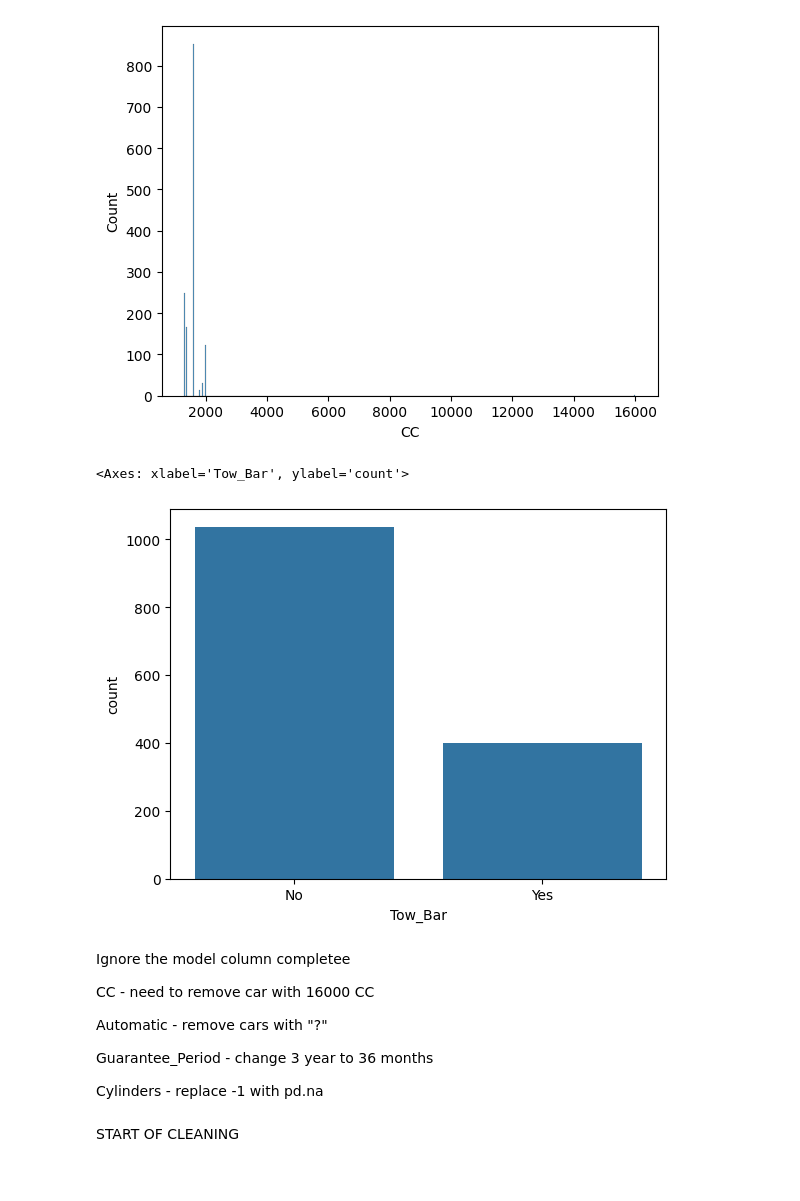
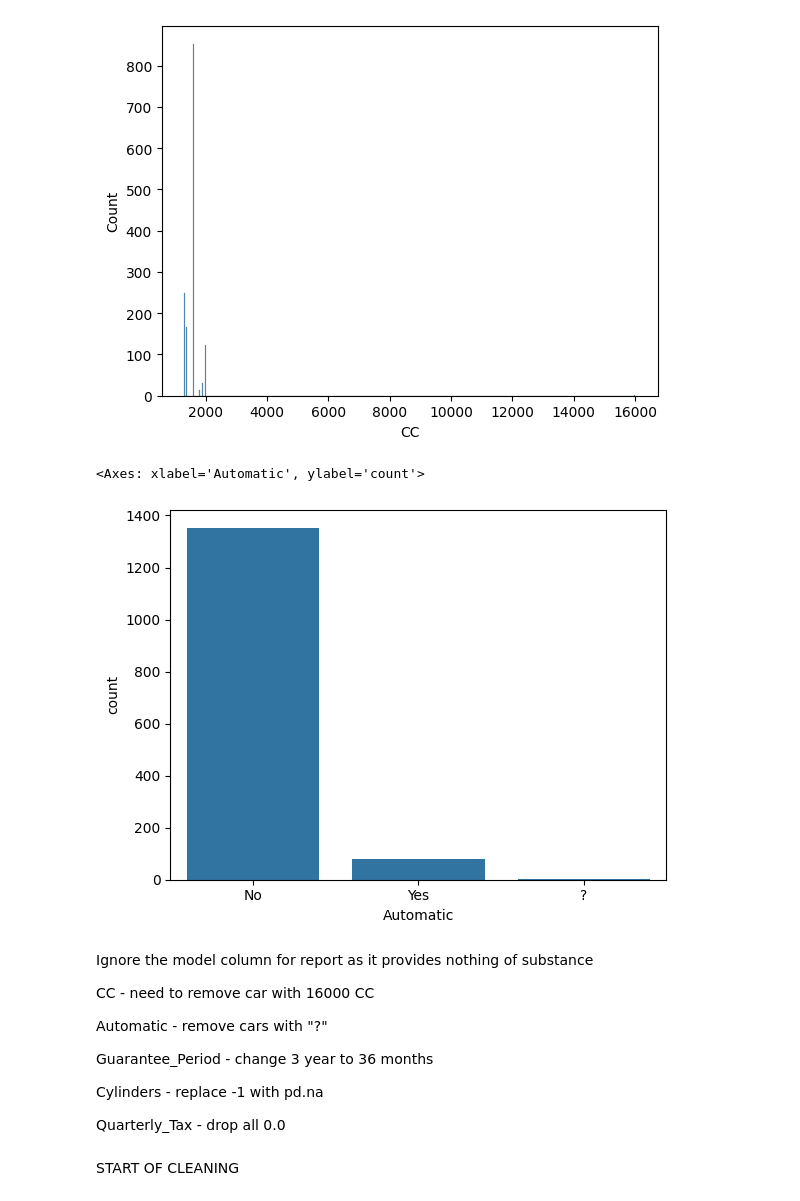
Before and after one commit to troopchris/csc5610base, a Jupyter notebook: ProjectM1/csc5610ProjectM1.ipynb, the cells around one changed output. Drawn from its saved outputs; the diff is of its cells as text; code cells hidden in the pictures.

```diff
--- a/ProjectM1/csc5610ProjectM1.ipynb
+++ b/ProjectM1/csc5610ProjectM1.ipynb
@@ -132,12 +133,12 @@ sns.histplot(carPrice_df["CC"])
 <Axes: xlabel='CC', ylabel='Count'>
 [figure]
 # %%
-sns.countplot(data=carPrice_df, x="Tow_Bar")
+sns.countplot(data=carPrice_df, x="Automatic")
 # %% [output]
-<Axes: xlabel='Tow_Bar', ylabel='count'>
+<Axes: xlabel='Automatic', ylabel='count'>
-[figure, old version]
+[figure, new version]
 # %% [markdown]
-Ignore the model column completee
+Ignore the model column for report as it provides nothing of substance
 
 CC - need to remove car with 16000 CC
 
@@ -146,5 +147,7 @@ Automatic - remove cars with "?"
 Guarantee_Period - change 3 year to 36 months
 
 Cylinders - replace -1 with pd.na
+
+Quarterly_Tax - drop all 0.0
 # %% [markdown]
 START OF CLEANING
```
Also changed, not shown: parts of 16 cells of this notebook, 7 other files.
